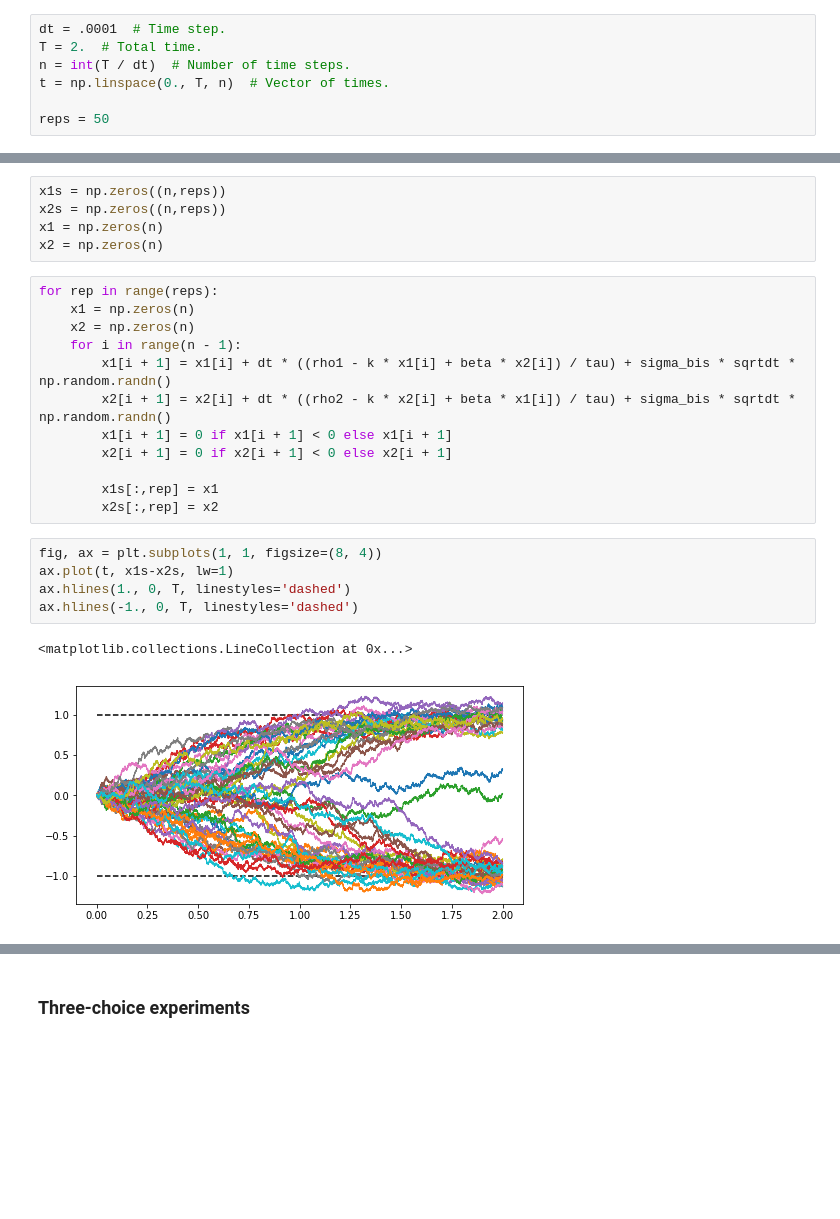
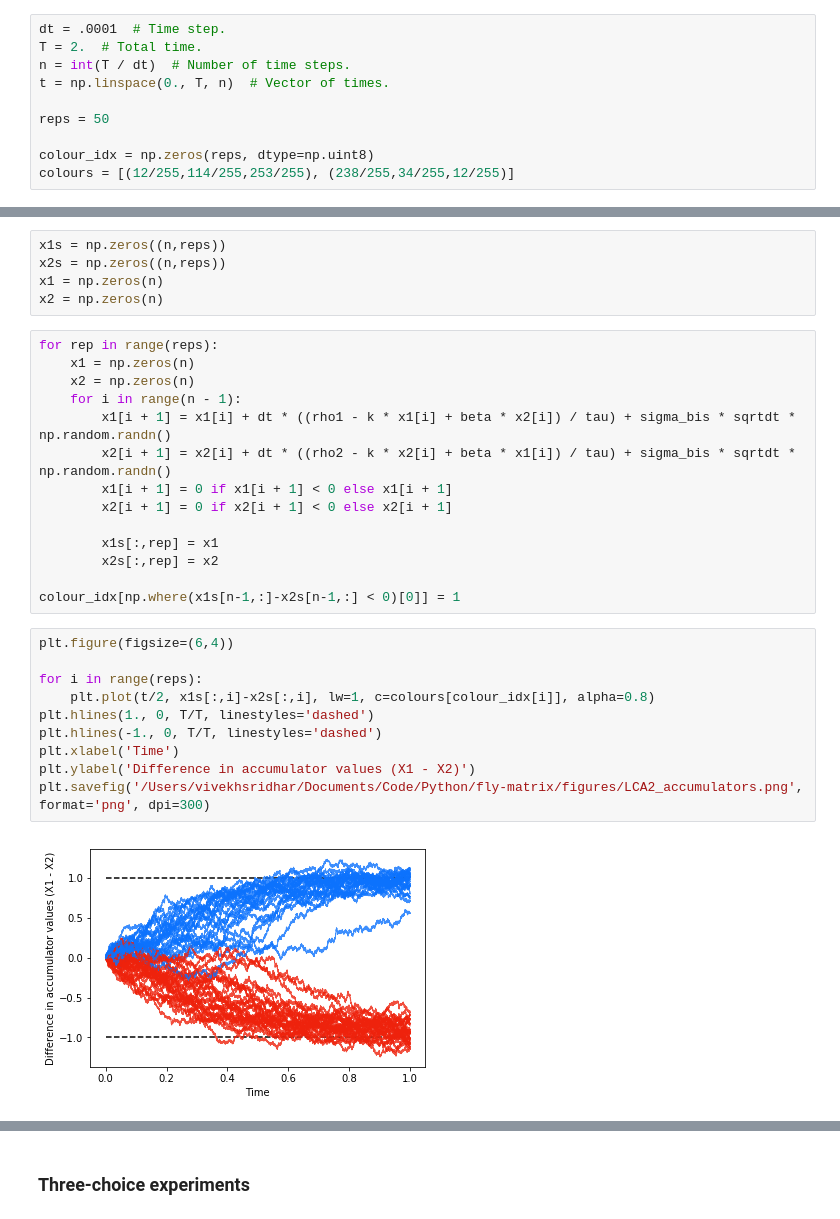
Before and after one commit to vivekhsridhar/decision_geometry, a Jupyter notebook: decision_geometry/output/leaky_competing_accumulator.ipynb, the cells around one changed output, grey strips where cells are left out. Drawn from its saved outputs; the diff is of its cells as text; blank space fills up the shorter version.

```diff
--- a/decision_geometry/output/leaky_competing_accumulator.ipynb
+++ b/decision_geometry/output/leaky_competing_accumulator.ipynb
@@ -15,6 +17,9 @@ n = int(T / dt)  # Number of time steps.
 t = np.linspace(0., T, n)  # Vector of times.
 
 reps = 50
+
+colour_idx = np.zeros(reps, dtype=np.uint8)
+colours = [(12/255,114/255,253/255), (238/255,34/255,12/255)]
 # %%
 sigma_bis = sigma * np.sqrt(1. / tau)
 sqrtdt = np.sqrt(dt)
@@ -35,13 +40,19 @@ for rep in range(reps):
 
         x1s[:,rep] = x1
         x2s[:,rep] = x2
+
+colour_idx[np.where(x1s[n-1,:]-x2s[n-1,:] < 0)[0]] = 1
-# %%
-fig, ax = plt.subplots(1, 1, figsize=(8, 4))
-ax.plot(t, x1s-x2s, lw=1)
-ax.hlines(1., 0, T, linestyles='dashed')
-ax.hlines(-1., 0, T, linestyles='dashed')
-# %% [output]
-<matplotlib.collections.LineCollection at 0x...>
-[figure, removed]
+# %%
+plt.figure(figsize=(6,4))
+
+for i in range(reps):
+    plt.plot(t/2, x1s[:,i]-x2s[:,i], lw=1, c=colours[colour_idx[i]], alpha=0.8)
+plt.hlines(1., 0, T/T, linestyles='dashed')
+plt.hlines(-1., 0, T/T, linestyles='dashed')
+plt.xlabel('Time')
+plt.ylabel('Difference in accumulator values (X1 - X2)')
+plt.savefig('/Users/vivekhsridhar/Documents/Code/Python/fly-matrix/figures/LCA2_accumulators.png', format='png', dpi=300)
+# %% [output]
+[figure, added]
 # %%
 ntrials = 1000
```
Also changed, not shown: parts of 5 cells of this notebook, 6 other files.
